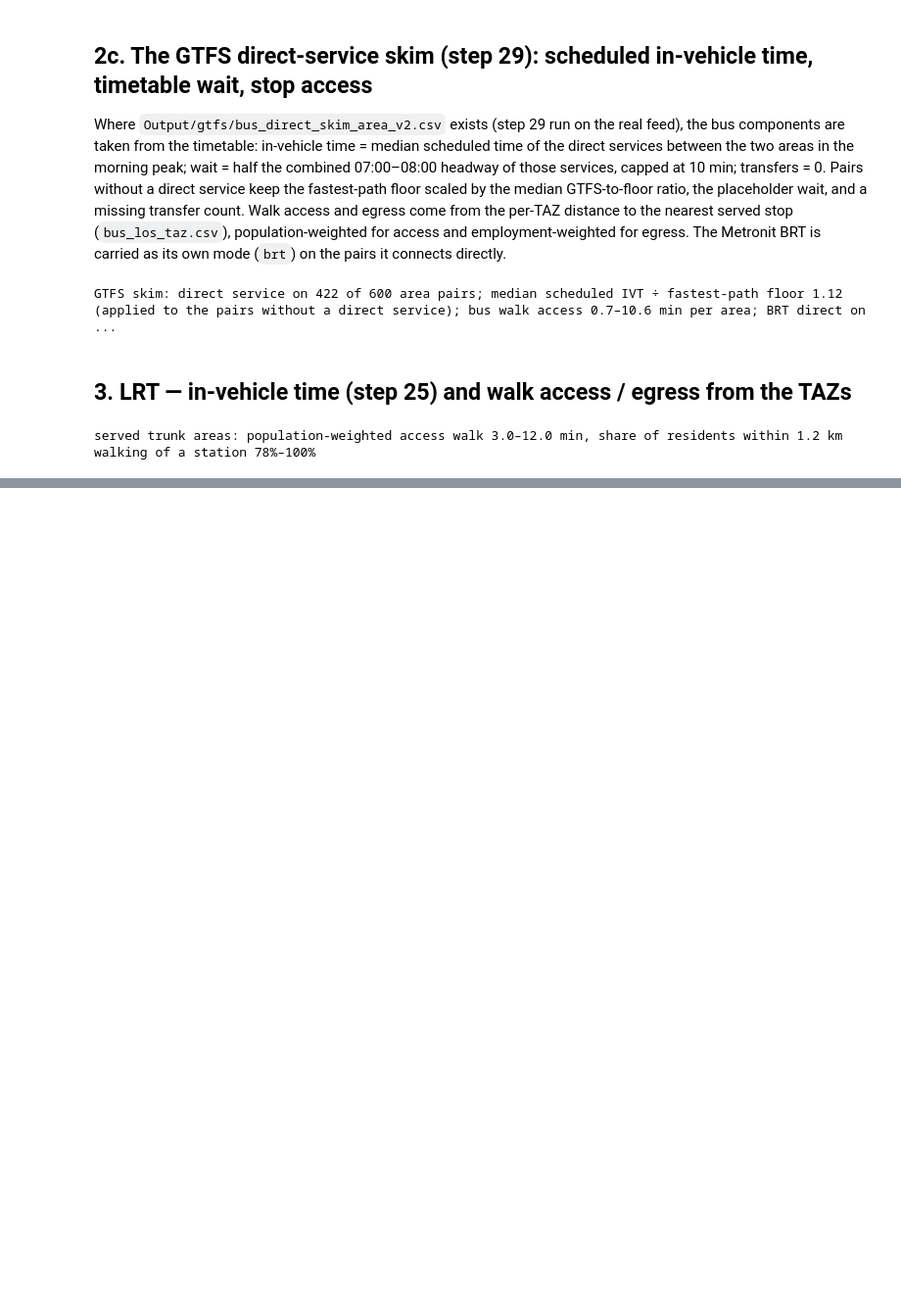
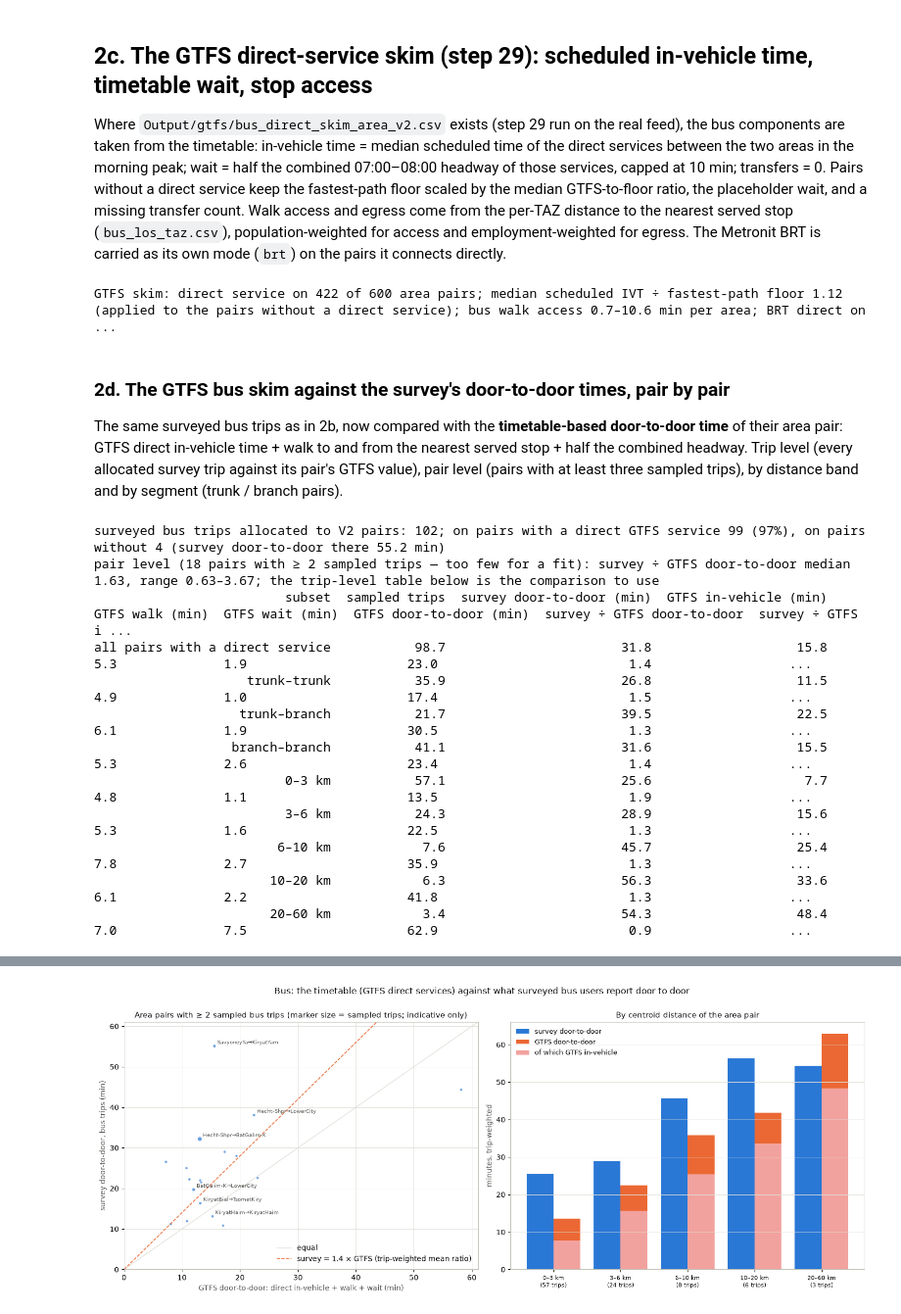
Before and after one commit to oh-da/Nofit_LRT_Extension, a Jupyter notebook: notebooks/current/GC_data_inventory_and_skims.ipynb, the cells around one changed output, grey strips where cells are left out. Shown at 98% size. Cells and saved outputs as stored; diff of their text form; code cells hidden in the pictures; blank space fills up the shorter version.

```diff
--- a/notebooks/current/GC_data_inventory_and_skims.ipynb
+++ b/notebooks/current/GC_data_inventory_and_skims.ipynb
@@ -35,7 +35,7 @@ BLUE, ORANGE, AQUA, PURPLE, INK, INK2, MUTED, GRID, AXIS = '#2a78d6', '#eb6834',
 OUT = 'Output/gc'; os.makedirs(OUT, exist_ok=True); os.makedirs('Output/figures', exist_ok=True)
 # ---- generalized-cost parameters of docs/LRT_CAPTURE_PLAN.md (defaults, flagged as assumed) ----
 W_WALK, W_WAIT, TRANSFER_PEN = 2.0, 2.0, 8.0
-HEADWAY = {'bus': 10.0, 'lrt': 6.0}                 # min; bus is a placeholder until GTFS headways are extracted
+HEADWAY = {'bus': 10.0, 'lrt': 5.0}                 # min; LRT: 12 departures an hour (assumption agreed 22 Sep 2026); bus: placeholder for pairs without a GTFS direct service
 WAIT_CAP = 10.0
 WALK_SPEED = 80.0                                    # m/min (4.8 km/h)
 DETOUR = 1.3                                         # straight-line to walking-network factor
@@ -256,27 +256,60 @@ else:
 # %% [output]
 GTFS skim: direct service on 422 of 600 area pairs; median scheduled IVT ÷ fastest-path floor 1.12 (applied to the pairs without a direct service); bus walk access 0.7–10.6 min per area; BRT direct on ...
 # %% [markdown]
-## 3. LRT — in-vehicle time (step 25) and walk access / egress from the TAZs
+### 2d. The GTFS bus skim against the survey's door-to-door times, pair by pair
+
+The same surveyed bus trips as in 2b, now compared with the **timetable-based door-to-door time** of their area pair: GTFS direct in-vehicle time + walk to and from the nearest served stop + half the combined headway. Trip level (every allocated survey trip against its pair's GTFS value), pair level (pairs with at least three sampled trips), by distance band and by segment (trunk / branch pairs).
 # %%
-st = pd.read_csv('Output/lrt_v2/lrt_stations_hf_lrt_3.csv'); stxy = st[['x', 'y']].values
-lrt_ivt = {sc: pd.read_csv(f'Output/lrt_v2/lrt_area_ivt_{sc}.csv', index_col=0) for sc in ['all_underground', 'all_ground']}
-lrt_ivt_section = {sc: pd.read_csv(f'Output/lrt_v2/lrt_station_times_{sc}_section_form.csv', index_col=0) for sc in ['all_underground', 'all_ground']}
-for sc in lrt_ivt: lrt_ivt[sc].index = lrt_ivt[sc].index.astype(int); lrt_ivt[sc].columns = lrt_ivt[sc].columns.astype(int)
-served_areas = list(lrt_ivt['all_underground'].index)
-rep = ac['nearest_station']
-lrt_ivt_sec_area = {sc: pd.DataFrame([[lrt_ivt_section[sc].loc[rep[o], rep[d_]] for d_ in served_areas] for o in served_areas], index=served_areas, columns=served_areas) for sc in lrt_ivt}
-# walk access from every V2 TAZ to its nearest station (straight line × detour factor), then population- (origin) and employment- (destination) weighted per area
-tk = key.copy(); tk['cx'] = [cent[t].x for t in tk['TAZ']]; tk['cy'] = [cent[t].y for t in tk['TAZ']]
-tk['nearest_station'] = [st['station_id'][int(np.argmin(np.hypot(stxy[:, 0] - x, stxy[:, 1] - y)))] for x, y in zip(tk['cx'], tk['cy'])]
-tk['dist_m'] = [np.min(np.hypot(stxy[:, 0] - x, stxy[:, 1] - y)) * DETOUR for x, y in zip(tk['cx'], tk['cy'])]
-tk['walk_min'] = tk['dist_m'] / WALK_SPEED; tk['pop'] = pop.reindex(tk['TAZ']).values; tk['emp'] = emp.reindex(tk['TAZ']).values
-tk['walkable'] = tk['dist_m'] <= 1200
-tk.to_csv(f'{OUT}/lrt_access_taz_v2.csv', index=False, float_format='%.1f')
-def wavg(g, col, w): return np.average(g[col], weights=g[w]) if g[w].sum() > 0 else g[col].mean()
-acc = tk.groupby('AggCode').apply(lambda g: pd.Series({'access_walk_min_pop': wavg(g, 'walk_min', 'pop'), 'egress_walk_min_emp': wavg(g, 'walk_min', 'emp'), 'share_pop_walkable': (g['pop'] * g['walkable']).sum() / max(g['pop'].sum(), 1), 'share_emp_walkable': (g['emp'] * g['walkable']).sum() / max(g['emp'].sum(), 1)}), include_groups=False).reindex(AREAS)
-acc['AggAreaName'] = names; acc['served_by_hf_lrt_3'] = acc.index.isin(served_areas)
-acc.to_csv(f'{OUT}/lrt_access_area_v2.csv', float_format='%.3f')
-print(f"served trunk areas: population-weighted access walk {acc.loc[served_areas, 'access_walk_min_pop'].min():.1f}–{acc.loc[served_areas, 'access_walk_min_pop'].max():.1f} min, share of residents within 1.2 km walking of a station {acc.loc[served_areas, 'share_pop_walkable'].min():.0%}–{acc.loc[served_areas, 'share_pop_walkable'].max():.0%}")
-acc.round(2)
+if HAVE_GTFS:
+    lg = lb.copy()
+    lg['gtfs_ivt'] = [bus_ivt_gtfs.loc[o, d_] for o, d_ in zip(lg['o'], lg['d'])]
+    lg['gtfs_wait'] = [bus_wait_final.loc[o, d_] for o, d_ in zip(lg['o'], lg['d'])]
+    lg['gtfs_walk'] = [bus_walk_final.loc[o, d_] for o, d_ in zip(lg['o'], lg['d'])]
+    lg['gtfs_d2d'] = lg['gtfs_ivt'] + lg['gtfs_wait'] + lg['gtfs_walk']
+    lg['dist_km'] = [DIST_KM.loc[o, d_] for o, d_ in zip(lg['o'], lg['d'])]
+    lg['segment'] = np.where(lg['o'].between(201, 210) & lg['d'].between(201, 210), 'trunk–trunk', np.where(lg['o'].between(201, 212) | lg['d'].between(201, 212), 'trunk–branch', 'branch–branch'))
+    direct_trips = lg.dropna(subset=['gtfs_ivt'])
+    def wmean(x, col): return np.average(x[col], weights=x['w'])
+    rows = []
+    for lab, m in [('all pairs with a direct service', direct_trips['o'] == direct_trips['o'])] + [(seg_, direct_trips['segment'] == seg_) for seg_ in ['trunk–trunk', 'trunk–branch', 'branch–branch']] + [(f'{lo}–{hi} km', direct_trips['dist_km'].between(lo, hi)) for lo, hi in [(0, 3), (3, 6), (6, 10), (10, 20), (20, 60)]]:
+        x = direct_trips[m]
+        if x['share'].sum() < 3: continue
+        rows.append({'subset': lab, 'sampled trips': x['share'].sum(), 'survey door-to-door (min)': wmean(x, 't'), 'GTFS in-vehicle (min)': wmean(x, 'gtfs_ivt'), 'GTFS walk (min)': wmean(x, 'gtfs_walk'), 'GTFS wait (min)': wmean(x, 'gtfs_wait'), 'GTFS door-to-door (min)': wmean(x, 'gtfs_d2d')})
+    cmpg = pd.DataFrame(rows); cmpg['survey ÷ GTFS door-to-door'] = cmpg['survey door-to-door (min)'] / cmpg['GTFS door-to-door (min)']; cmpg['survey ÷ GTFS in-vehicle'] = cmpg['survey door-to-door (min)'] / cmpg['GTFS in-vehicle (min)']
+    cmpg.to_csv(f'{OUT}/bus_gtfs_vs_survey_summary.csv', index=False, float_format='%.2f')
+    no_direct = lg[lg['gtfs_ivt'].isna()]
+    print(f"surveyed bus trips allocated to V2 pairs: {lg['share'].sum():.0f}; on pairs with a direct GTFS service {direct_trips['share'].sum():.0f} ({direct_trips['share'].sum() / lg['share'].sum():.0%}), on pairs without {no_direct['share'].sum():.0f} (survey door-to-door there {wmean(no_direct, 't'):.1f} min)")
+    # pair level: pairs with >= 3 sampled trips
+    pl = direct_trips.groupby(['o', 'd']).apply(lambda x: pd.Series({'n': x['share'].sum(), 'survey': wmean(x, 't'), 'gtfs_d2d': wmean(x, 'gtfs_d2d'), 'gtfs_ivt': wmean(x, 'gtfs_ivt'), 'dist_km': x['dist_km'].iloc[0]}), include_groups=False).reset_index()
+    pl = pl[pl['n'] >= 2]; pl['o_name'] = pl['o'].map(names); pl['d_name'] = pl['d'].map(names); pl['ratio'] = pl['survey'] / pl['gtfs_d2d']
+    pl.to_csv(f'{OUT}/bus_gtfs_vs_survey_pairs.csv', index=False, float_format='%.2f')
+    print(f"pair level ({len(pl)} pairs with ≥ 2 sampled trips — too few for a fit): survey ÷ GTFS door-to-door median {pl['ratio'].median():.2f}, range {pl['ratio'].min():.2f}–{pl['ratio'].max():.2f}; the trip-level table below is the comparison to use")
+    print(cmpg.round(1).to_string(index=False))
+    fig, axes = plt.subplots(1, 2, figsize=(15, 6), facecolor='white')
+    ax = axes[0]; ax.scatter(pl['gtfs_d2d'], pl['survey'], s=8 + 3 * pl['n'], color=BLUE, alpha=0.7, edgecolors='white')
+    lim = max(pl['survey'].max(), pl['gtfs_d2d'].max()) * 1.05; ax.plot([0, lim], [0, lim], color=GRID, lw=1, label='equal'); ax.plot([0, lim], [0, lim * 1.4], color=ORANGE, lw=1.2, ls='--', label='survey = 1.4 × GTFS (trip-weighted mean ratio)')
+    for _, r in pl.nlargest(6, 'n').iterrows(): ax.annotate(f"{r['o_name'][:10]}→{r['d_name'][:10]}", (r['gtfs_d2d'], r['survey']), fontsize=7, color=INK2, xytext=(4, 3), textcoords='offset points')
+    ax.set_xlim(0, lim); ax.set_ylim(0, lim); ax.set_xlabel('GTFS door-to-door: direct in-vehicle + walk + wait (min)', color=INK2); ax.set_ylabel('survey door-to-door, bus trips (min)', color=INK2)
+    ax.set_title('Area pairs with ≥ 2 sampled bus trips (marker size = sampled trips; indicative only)', color=INK, fontsize=11); ax.legend(frameon=False); ax.grid(True, color=GRID, lw=0.6); [s_.set_color(AXIS) for s_ in ax.spines.values()]
+    ax = axes[1]; bands = cmpg[cmpg['subset'].str.contains('km')]; xb = np.arange(len(bands))
+    ax.bar(xb - 0.2, bands['survey door-to-door (min)'], 0.4, color=BLUE, label='survey door-to-door'); ax.bar(xb + 0.2, bands['GTFS door-to-door (min)'], 0.4, color=ORANGE, label='GTFS door-to-door')
+    ax.bar(xb + 0.2, bands['GTFS in-vehicle (min)'], 0.4, color='#f2a29e', label='of which GTFS in-vehicle')
+    ax.set_xticks(xb); ax.set_xticklabels(bands['subset'] + '\n(' + bands['sampled trips'].round(0).astype(int).astype(str) + ' trips)', fontsize=8); ax.set_ylabel('minutes, trip-weighted', color=INK2)
+    ax.set_title('By centroid distance of the area pair', color=INK, fontsize=11); ax.legend(frameon=False, fontsize=9); ax.grid(True, color=GRID, lw=0.6, axis='y'); [s_.set_color(AXIS) for s_ in ax.spines.values()]
+    fig.suptitle('Bus: the timetable (GTFS direct services) against what surveyed bus users report door to door', color=INK, fontsize=12, y=1.0)
+    plt.tight_layout(); fig.savefig('Output/figures/gc_bus_gtfs_vs_survey.png', dpi=150, bbox_inches='tight', facecolor='white'); plt.show()
+else:
+    print('GTFS skim not available — comparison skipped')
 # %% [output]
-served trunk areas: population-weighted access walk 3.0–12.0 min, share of residents within 1.2 km walking of a station 78%–100%
+surveyed bus trips allocated to V2 pairs: 102; on pairs with a direct GTFS service 99 (97%), on pairs without 4 (survey door-to-door there 55.2 min)
+pair level (18 pairs with ≥ 2 sampled trips — too few for a fit): survey ÷ GTFS door-to-door median 1.63, range 0.63–3.67; the trip-level table below is the comparison to use
+                         subset  sampled trips  survey door-to-door (min)  GTFS in-vehicle (min)  GTFS walk (min)  GTFS wait (min)  GTFS door-to-door (min)  survey ÷ GTFS door-to-door  survey ÷ GTFS i ...
+all pairs with a direct service           98.7                       31.8                   15.8              5.3              1.9                     23.0                         1.4                  ...
+                    trunk–trunk           35.9                       26.8                   11.5              4.9              1.0                     17.4                         1.5                  ...
+                   trunk–branch           21.7                       39.5                   22.5              6.1              1.9                     30.5                         1.3                  ...
+                  branch–branch           41.1                       31.6                   15.5              5.3              2.6                     23.4                         1.4                  ...
+                         0–3 km           57.1                       25.6                    7.7              4.8              1.1                     13.5                         1.9                  ...
+                         3–6 km           24.3                       28.9                   15.6              5.3              1.6                     22.5                         1.3                  ...
+                        6–10 km            7.6                       45.7                   25.4              7.8              2.7                     35.9                         1.3                  ...
+                       10–20 km            6.3                       56.3                   33.6              6.1              2.2                     41.8                         1.3                  ...
+                       20–60 km            3.4                       54.3                   48.4              7.0              7.5                     62.9                         0.9                  ...
@@ -301 +316,2 @@ served trunk areas: population-weighted access walk 3.0–12.0 min, share of res
+[figure, added]
 # %% [markdown]
```
Also changed, not shown: parts of 11 cells of this notebook, 27 other files.
